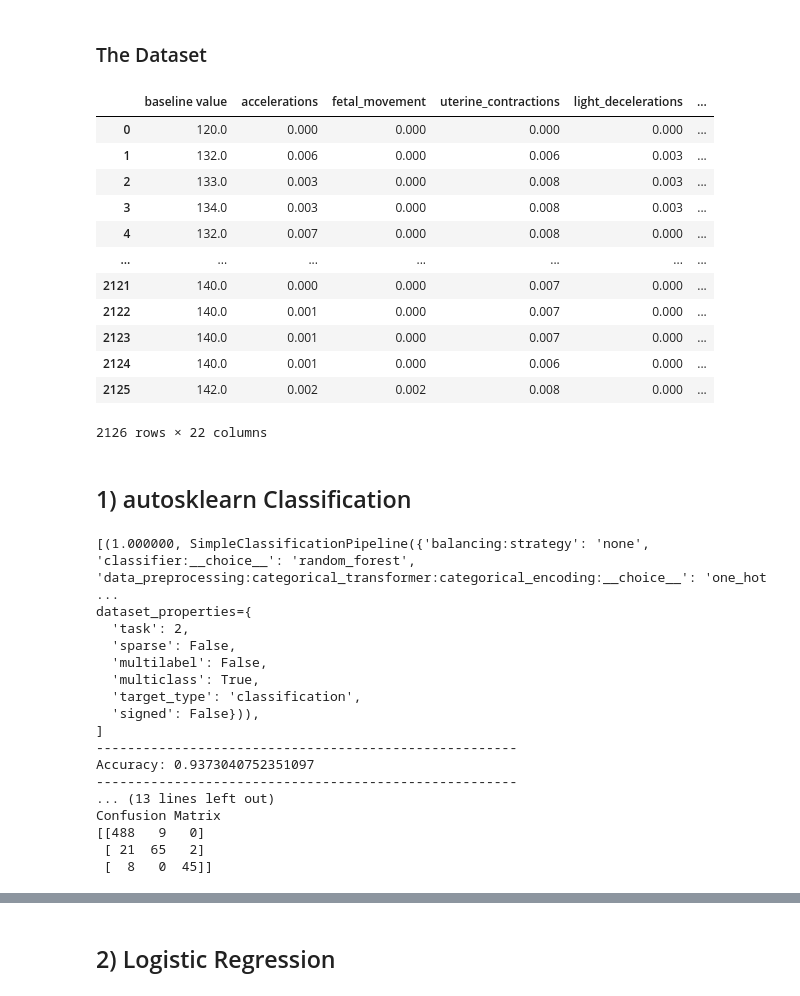
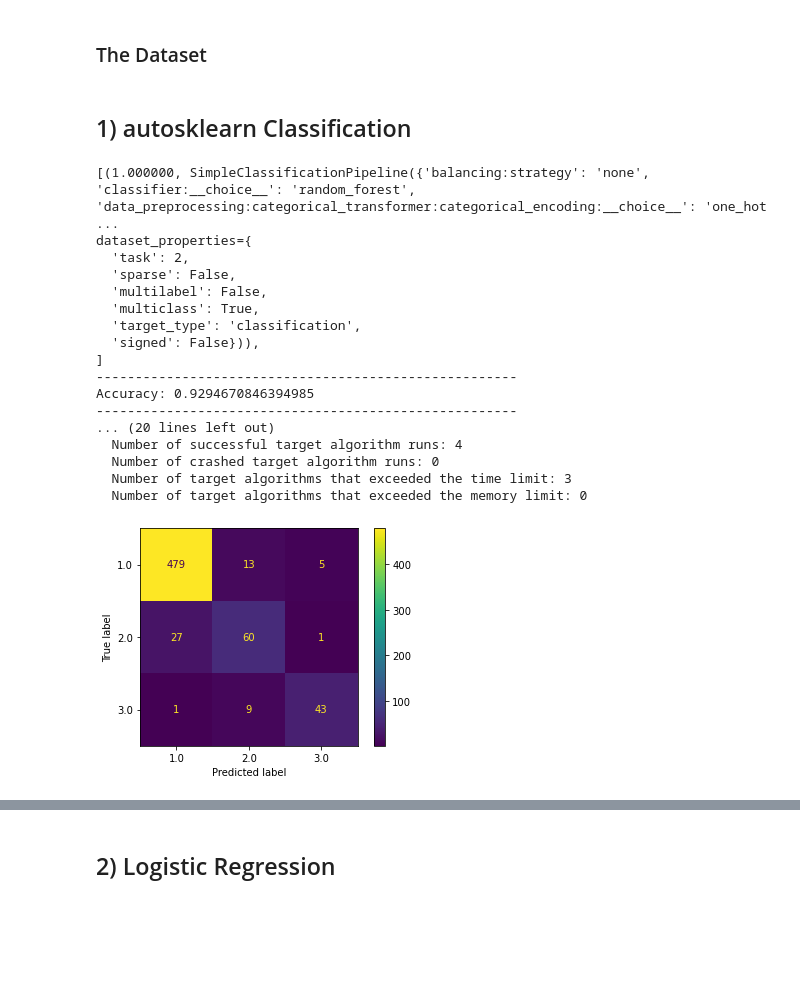
Before and after one commit to DavidTa12/Jupyter, a Jupyter notebook: 1 Classifications - The Ultimate Notebook.ipynb, the cells around one changed output, grey strips where cells are left out. Saved outputs shown, nothing was run; the diff lists cells and outputs as text; code cells hidden in the pictures; blank space fills up the shorter version.

```diff
--- a/1 Classifications - The Ultimate Notebook.ipynb
+++ b/1 Classifications - The Ultimate Notebook.ipynb
@@ -30,19 +25,3 @@ warnings.filterwarnings('ignore')
 ### The Dataset
 # %%
 df = pd.read_csv("multiclass.csv", low_memory=True, sep=",")
-# %%
-display(df)
-# %% [output]
-|  | baseline value | accelerations | fetal_movement | uterine_contractions | light_decelerations | ... |
-| 0 | 120.0 | 0.000 | 0.000 | 0.000 | 0.000 | ... |
-| 1 | 132.0 | 0.006 | 0.000 | 0.006 | 0.003 | ... |
-| 2 | 133.0 | 0.003 | 0.000 | 0.008 | 0.003 | ... |
-| 3 | 134.0 | 0.003 | 0.000 | 0.008 | 0.003 | ... |
-| 4 | 132.0 | 0.007 | 0.000 | 0.008 | 0.000 | ... |
-| ... | ... | ... | ... | ... | ... | ... |
-| 2121 | 140.0 | 0.000 | 0.000 | 0.007 | 0.000 | ... |
-| 2122 | 140.0 | 0.001 | 0.000 | 0.007 | 0.000 | ... |
-| 2123 | 140.0 | 0.001 | 0.000 | 0.007 | 0.000 | ... |
-| 2124 | 140.0 | 0.001 | 0.000 | 0.006 | 0.000 | ... |
-| 2125 | 142.0 | 0.002 | 0.002 | 0.008 | 0.000 | ... |
-2126 rows × 22 columns
@@ -49,44 +30,45 @@ display(df)
 # %% [markdown]
 ## 1) autosklearn Classification
 # %%
-import autosklearn.classification
-
-y=df['fetal_health']
-X=df.drop("fetal_health", axis=1)
+y = df['fetal_health']
+X = df.drop("fetal_health", axis=1)
 scaler = RobustScaler()
 X = scaler.fit_transform(X)
 
-X_train, X_test, y_train, y_test = train_test_split(X, y, test_size=0.30, stratify=y)
+X_train, X_test, y_train, y_test = train_test_split(X, y, test_size=0.30, stratify=y, random_state=1)
 
 automl = autosklearn.classification.AutoSklearnClassifier(time_left_for_this_task = 30, ensemble_size=1)
 automl.fit(X_train, y_train)
 y_pred = automl.predict(X_test)
 
 print(automl.show_models())
 print("------------------------------------------------------")
 print("Accuracy:",accuracy_score(y_test, y_pred))
 print("------------------------------------------------------")
 print(classification_report(y_test, y_pred))
 print("------------------------------------------------------")
 print("MCC:",matthews_corrcoef(y_test, y_pred))
 print("------------------------------------------------------")
-print("Confusion Matrix")
-print(confusion_matrix(y_test, y_pred))
+print("Kappa:",cohen_kappa_score(y_test, y_pred))
+print("------------------------------------------------------")
+plot_confusion_matrix(model, X_test, y_test)
+print(automl.sprint_statistics())
 # %% [output]
 [(1.000000, SimpleClassificationPipeline({'balancing:strategy': 'none', 'classifier:__choice__': 'random_forest', 'data_preprocessing:categorical_transformer:categorical_encoding:__choice__': 'one_hot ...
 dataset_properties={
   'task': 2,
   'sparse': False,
   'multilabel': False,
   'multiclass': True,
   'target_type': 'classification',
   'signed': False})),
 ]
 ------------------------------------------------------
-Accuracy: 0.9373040752351097
+Accuracy: 0.9294670846394985
 ------------------------------------------------------
-... (13 lines left out)
-Confusion Matrix
-[[488   9   0]
- [ 21  65   2]
- [  8   0  45]]
+... (20 lines left out)
+  Number of successful target algorithm runs: 4
+  Number of crashed target algorithm runs: 0
+  Number of target algorithms that exceeded the time limit: 3
+  Number of target algorithms that exceeded the memory limit: 0
+[figure, added]
```
Also changed, not shown: parts of 12 cells of this notebook, 2 other files.
